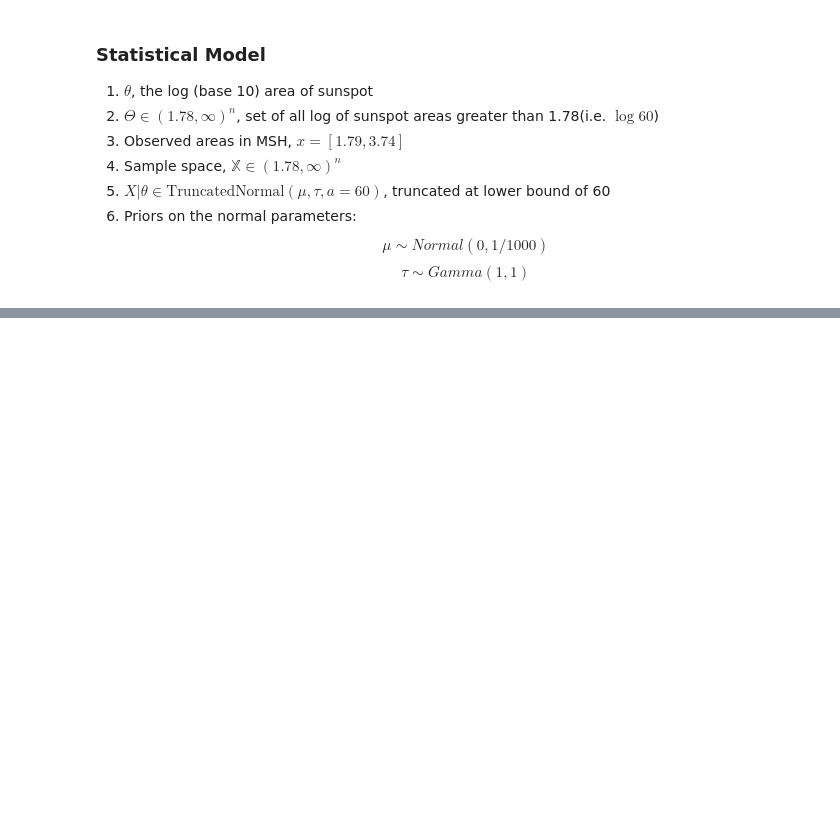
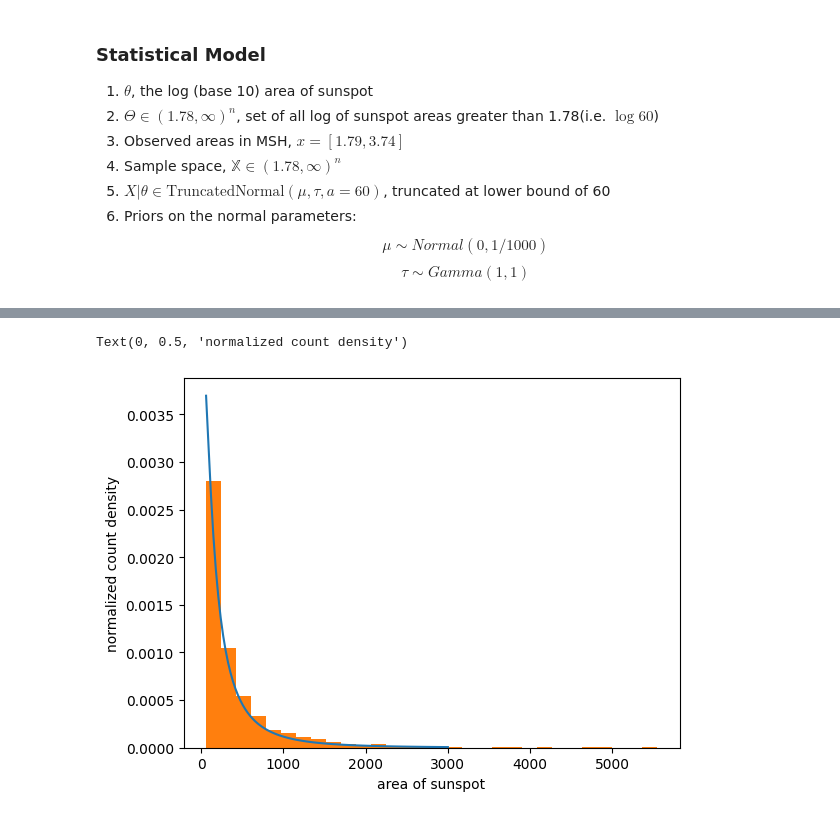
Before and after one commit to Raghuram-Veeramallu/Area-distribution-of-Sunspots, a Jupyter notebook: Project3_Group3_Data.ipynb, the cells around one changed output, grey strips where cells are left out. Saved outputs shown, nothing was run; the diff lists cells and outputs as text; code cells hidden in the pictures; blank space fills up the shorter version.

```diff
--- a/Project3_Group3_Data.ipynb
+++ b/Project3_Group3_Data.ipynb
@@ -229,0 +213,21 @@ az.plot_ppc(trace,num_pp_samples=200)
+# %%
+def lognorm(x1,mu1,tau1):
+  return 1/x1*np.sqrt(tau1/(2*np.pi))*np.exp(-tau1/2*(np.log(x1)-mu1)**2)
+# %%
+mu_post = trace.posterior["mu"].mean().values
+precision_post = trace.posterior["precision"].mean().values
+
+xgrid = np.linspace(60,3000,num=100)
+lognormgrid = []
+for i in xgrid:
+  lognormgrid.append(lognorm(i,mu_post,precision_post))
+lognormgrid = np.array(lognormgrid)
+
+fig,ax = plt.subplots()
+ax.plot(xgrid,lognormgrid)
+ax.hist(whole_trunc,density=True,bins=30)
+ax.set_xlabel("area of sunspot")
+ax.set_ylabel("normalized count density")
+# %% [output]
+Text(0, 0.5, 'normalized count density')
+[figure, added]
```
Also changed, not shown: parts of 11 cells of this notebook.
